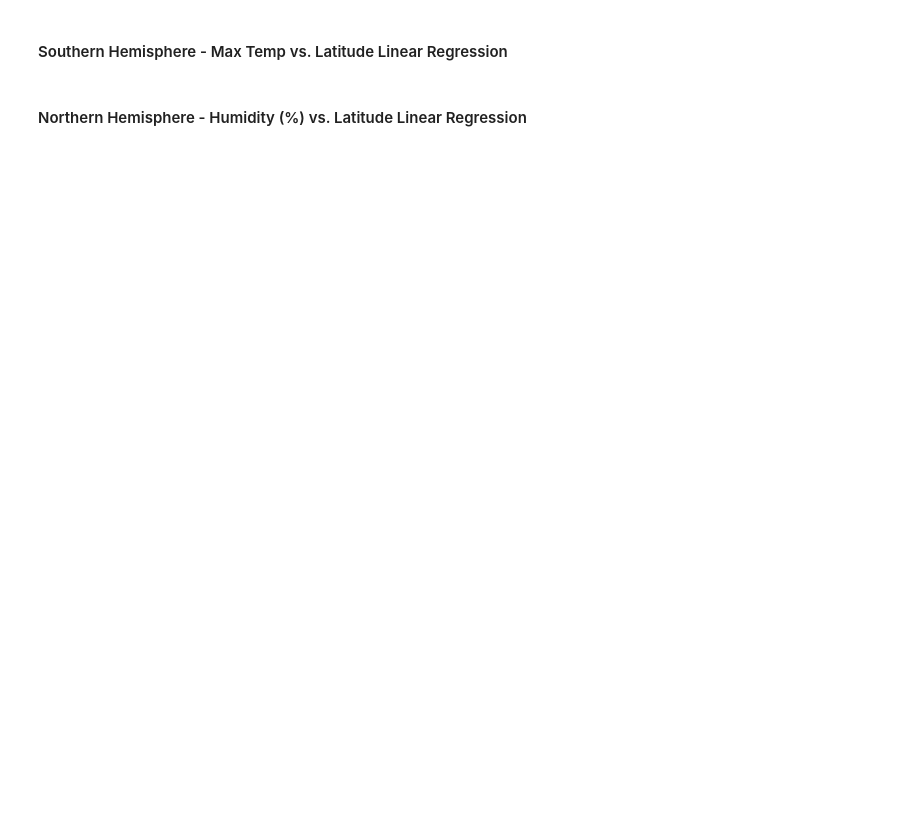
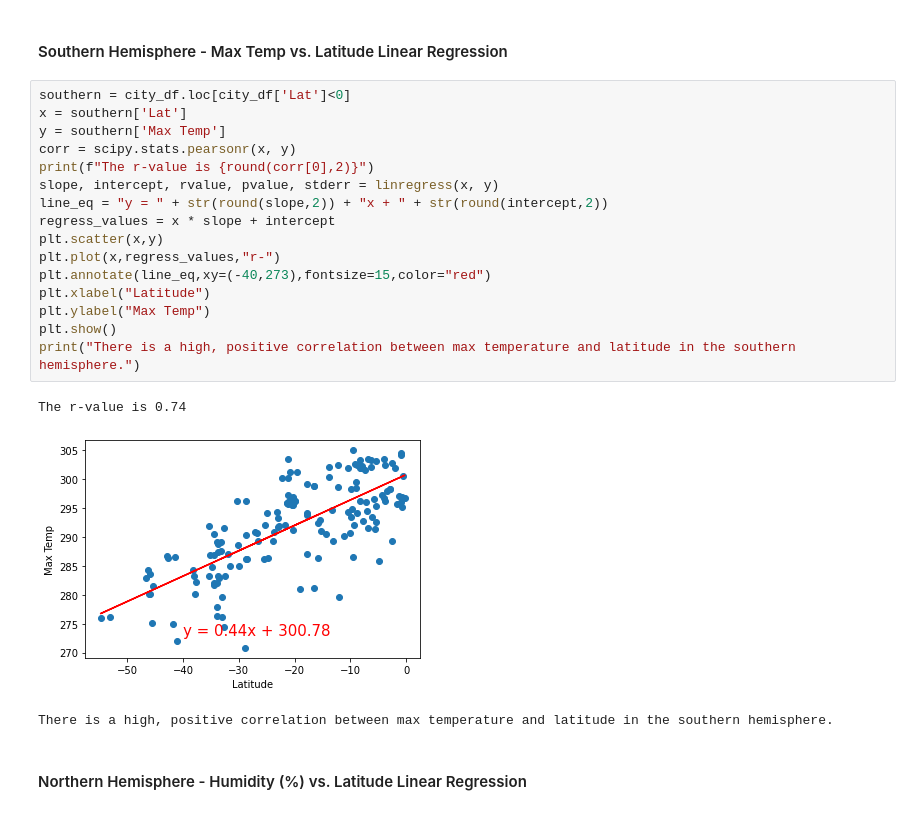
Before and after one commit to shiek333/python-api-challenge, a Jupyter notebook: Analysis/WeatherPy.ipynb, the cells around one changed output. Saved outputs shown, nothing was run; the diff lists cells and outputs as text; blank space fills up the shorter version.

```diff
--- a/Analysis/WeatherPy.ipynb
+++ b/Analysis/WeatherPy.ipynb
@@ -243,4 +248,24 @@ The r-value is -0.03
 # %% [markdown]
 ####  Southern Hemisphere - Max Temp vs. Latitude Linear Regression
+# %%
+southern = city_df.loc[city_df['Lat']<0]
+x = southern['Lat']
+y = southern['Max Temp']
+corr = scipy.stats.pearsonr(x, y)
+print(f"The r-value is {round(corr[0],2)}")
+slope, intercept, rvalue, pvalue, stderr = linregress(x, y)
+line_eq = "y = " + str(round(slope,2)) + "x + " + str(round(intercept,2))
+regress_values = x * slope + intercept
+plt.scatter(x,y)
+plt.plot(x,regress_values,"r-")
+plt.annotate(line_eq,xy=(-40,273),fontsize=15,color="red")
+plt.xlabel("Latitude")
+plt.ylabel("Max Temp")
+plt.show()
+print("There is a high, positive correlation between max temperature and latitude in the southern hemisphere.")
+# %% [output]
+The r-value is 0.74
+[figure, added]
+There is a high, positive correlation between max temperature and latitude in the southern hemisphere.
 # %% [markdown]
 ####  Northern Hemisphere - Humidity (%) vs. Latitude Linear Regression
```
Also changed, not shown: parts of 9 cells of this notebook.
